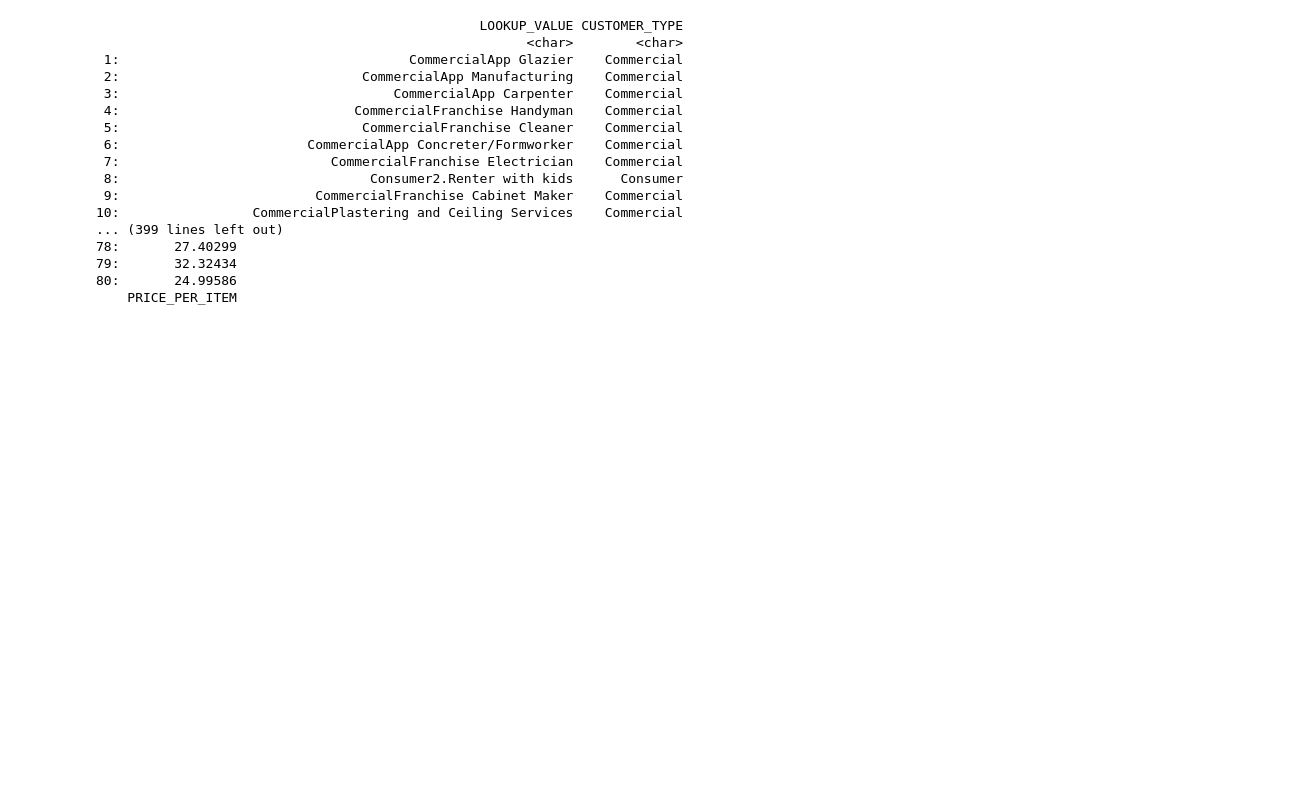
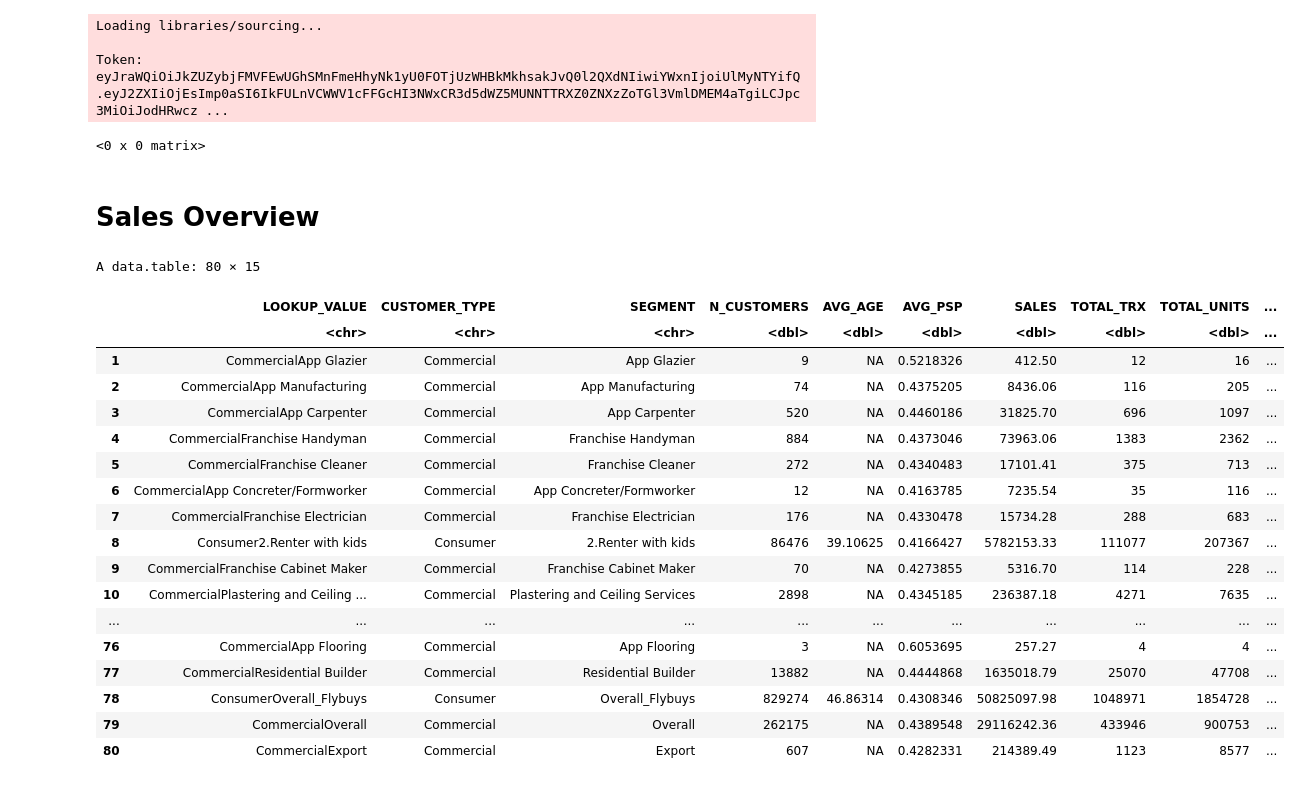
Before and after one commit to Meiji-Tran/Merch-Insights, a Jupyter notebook: NZ RR/400 GROWING MEDIA/Profiling/Outdoor_camping_insights_jupyter.ipynb, the cells around one changed output. Drawn from its saved outputs; the diff is of its cells as text; code cells hidden in the pictures; blank space fills up the shorter version.

```diff
--- a/NZ RR/400 GROWING MEDIA/Profiling/Outdoor_camping_insights_jupyter.ipynb
+++ b/NZ RR/400 GROWING MEDIA/Profiling/Outdoor_camping_insights_jupyter.ipynb
@@ -11,19 +3,24 @@ Token: eyJraWQiOiJkZUZybjFMVFEwUGhSMnFmeHhyNk1yU0FOTjUzWHBkMkhsakJvQ0l2QXdNIiwiY
+# %%
+###################### Loading library & functions ######################
+#########################################################################
+source("set_up.R")
+# %% [output]
+Loading libraries/sourcing...
+
+Token: eyJraWQiOiJkZUZybjFMVFEwUGhSMnFmeHhyNk1yU0FOTjUzWHBkMkhsakJvQ0l2QXdNIiwiYWxnIjoiUlMyNTYifQ.eyJ2ZXIiOjEsImp0aSI6IkFULnVCWWV1cFFGcHI3NWxCR3d5dWZ5MUNNTTRXZ0ZNXzZoTGl3VmlDMEM4aTgiLCJpc3MiOiJodHRwcz ...
 # %%
 ########################### Setting Parameters ##########################
 #########################################################################
-target_item_table = "OUTDOOR_CAMPING_ITEM_LIST"
+target_item_table = "GROWING_MEDIA_ITEM_LIST"
 end_date<-"'2025-06-30'"
 start_date<-"'2024-07-01'"
 # need to revisit below given pft changes
-target_product_condition = "and ( i.item_sub_department_name in
-                            (
-                            '400 PICNIC AND CAMP ACC',      '401 PICNIC AND CAMP ACC',
-                            '400 RECREATION SHADE',         '402 RECREATION SHADE',
-                            '401 PORTABLE OUTDOOR SEATING', '401 PORTABLE OUTDOOR SEATING',
-                            '401 COOLERS AND WATER',        '402 COOLERS AND WATER'
-                            )
-                            or i.item_class_name in ( '501 PORTABLE BBQ', '500 OUTDOOR PORTABLE TABLES'))"
+target_product_condition = "AND i.item_sub_department_name = '400 GROWING MEDIA'"
 save_output = TRUE
 
 dbGetQuery(con_sf, glue(paste(readLines('sql/0-item-range.sql'), collapse = "\n")))
+# %% [output]
+<0 x 0 matrix>
+# %% [markdown]
+# Sales Overview
 # %%
@@ -30,21 +28,23 @@ dbGetQuery(con_sf, glue(paste(readLines('sql/0-item-range.sql'), collapse = "\n"
 Overall_customer_type   <- read_data("sql/Overall_by_cust_type.sql", list(), "Parquet/overall_by_customer_type.parquet", con_sf)
-# %%
-print(Overall_customer_type)
-# %% [output]
-                                                 LOOKUP_VALUE CUSTOMER_TYPE
-                                                       <char>        <char>
- 1:                                     CommercialApp Glazier    Commercial
- 2:                               CommercialApp Manufacturing    Commercial
- 3:                                   CommercialApp Carpenter    Commercial
- 4:                              CommercialFranchise Handyman    Commercial
- 5:                               CommercialFranchise Cleaner    Commercial
- 6:                        CommercialApp Concreter/Formworker    Commercial
- 7:                           CommercialFranchise Electrician    Commercial
- 8:                                Consumer2.Renter with kids      Consumer
- 9:                         CommercialFranchise Cabinet Maker    Commercial
-10:                 CommercialPlastering and Ceiling Services    Commercial
-... (399 lines left out)
-78:       27.40299
-79:       32.32434
-80:       24.99586
-    PRICE_PER_ITEM
+# %%
+Overall_customer_type
+# %% [output]
+A data.table: 80 × 15
+|  | LOOKUP_VALUE | CUSTOMER_TYPE | SEGMENT | N_CUSTOMERS | AVG_AGE | AVG_PSP | SALES | TOTAL_TRX | TOTAL_UNITS | ... |
+|  | <chr> | <chr> | <chr> | <dbl> | <dbl> | <dbl> | <dbl> | <dbl> | <dbl> | ... |
+| 1 | CommercialApp Glazier | Commercial | App Glazier | 9 | NA | 0.5218326 | 412.50 | 12 | 16 | ... |
+| 2 | CommercialApp Manufacturing | Commercial | App Manufacturing | 74 | NA | 0.4375205 | 8436.06 | 116 | 205 | ... |
+| 3 | CommercialApp Carpenter | Commercial | App Carpenter | 520 | NA | 0.4460186 | 31825.70 | 696 | 1097 | ... |
+| 4 | CommercialFranchise Handyman | Commercial | Franchise Handyman | 884 | NA | 0.4373046 | 73963.06 | 1383 | 2362 | ... |
+| 5 | CommercialFranchise Cleaner | Commercial | Franchise Cleaner | 272 | NA | 0.4340483 | 17101.41 | 375 | 713 | ... |
+| 6 | CommercialApp Concreter/Formworker | Commercial | App Concreter/Formworker | 12 | NA | 0.4163785 | 7235.54 | 35 | 116 | ... |
+| 7 | CommercialFranchise Electrician | Commercial | Franchise Electrician | 176 | NA | 0.4330478 | 15734.28 | 288 | 683 | ... |
+| 8 | Consumer2.Renter with kids | Consumer | 2.Renter with kids | 86476 | 39.10625 | 0.4166427 | 5782153.33 | 111077 | 207367 | ... |
+| 9 | CommercialFranchise Cabinet Maker | Commercial | Franchise Cabinet Maker | 70 | NA | 0.4273855 | 5316.70 | 114 | 228 | ... |
+| 10 | CommercialPlastering and Ceiling ... | Commercial | Plastering and Ceiling Services | 2898 | NA | 0.4345185 | 236387.18 | 4271 | 7635 | ... |
+| ... | ... | ... | ... | ... | ... | ... | ... | ... | ... | ... |
+| 76 | CommercialApp Flooring | Commercial | App Flooring | 3 | NA | 0.6053695 | 257.27 | 4 | 4 | ... |
+| 77 | CommercialResidential Builder | Commercial | Residential Builder | 13882 | NA | 0.4444868 | 1635018.79 | 25070 | 47708 | ... |
+| 78 | ConsumerOverall_Flybuys | Consumer | Overall_Flybuys | 829274 | 46.86314 | 0.4308346 | 50825097.98 | 1048971 | 1854728 | ... |
+| 79 | CommercialOverall | Commercial | Overall | 262175 | NA | 0.4389548 | 29116242.36 | 433946 | 900753 | ... |
+| 80 | CommercialExport | Commercial | Export | 607 | NA | 0.4282331 | 214389.49 | 1123 | 8577 | ... |
```
Also changed, not shown: parts of 22 cells of this notebook, 16 other files.
